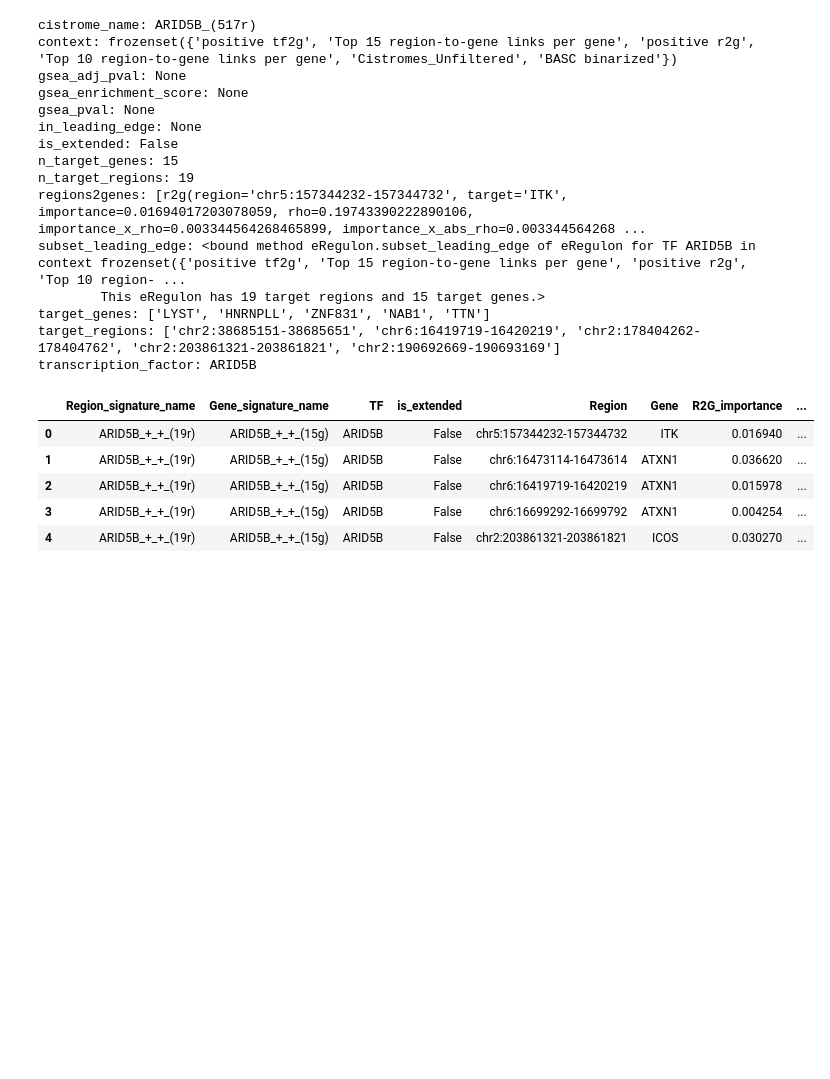
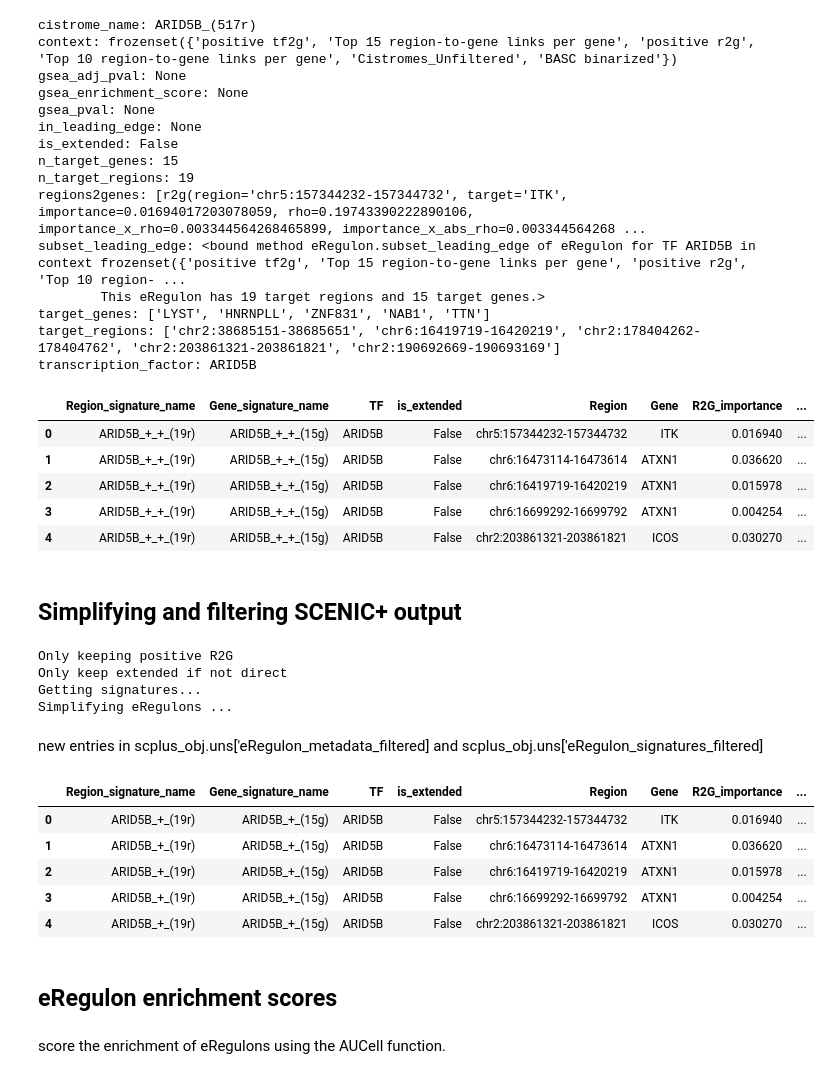
Before and after one commit to HuixinJin/Multiome_TIL, a Jupyter notebook: multiomic/SCENIC+_build_object.ipynb, the cells around one changed output. Drawn from its saved outputs; the diff is of its cells as text; code cells hidden in the pictures; blank space fills up the shorter version.

Commit message:
SCENIC+ build object from preprocessed scRNA and scATAC

```diff
--- a/multiomic/SCENIC+_1_build_object.ipynb
+++ b/multiomic/SCENIC+_build_object.ipynb
@@ -303,3 +303,31 @@ scplus_obj.uns['eRegulon_metadata'].head()
 # %%
 # export cell metadata
 scplus_obj.uns['eRegulon_metadata'].to_csv('/Users/jinhuixin/Master/thesis/GRN/BS1140/eRegulon_metadata.csv')
+# %% [markdown]
+## Simplifying and filtering SCENIC+ output
+# %%
+# only keep eRegulons with an extended annotation
+# discard eRegulons for which the region-to-gene correlation is negative (often noisy)
+# rename eRegulons from TF_+_+ to TF_+ and TF_-_+ to TF_-
+from scenicplus.preprocessing.filtering import apply_std_filtering_to_eRegulons
+apply_std_filtering_to_eRegulons(scplus_obj)
+# %% [output]
+Only keeping positive R2G
+Only keep extended if not direct
+Getting signatures...
+Simplifying eRegulons ...
+# %% [markdown]
+new entries in scplus_obj.uns['eRegulon_metadata_filtered] and scplus_obj.uns['eRegulon_signatures_filtered]
+# %%
+scplus_obj.uns['eRegulon_metadata_filtered'].head()
+# %% [output]
+|  | Region_signature_name | Gene_signature_name | TF | is_extended | Region | Gene | R2G_importance | ... |
+| 0 | ARID5B_+_(19r) | ARID5B_+_(15g) | ARID5B | False | chr5:157344232-157344732 | ITK | 0.016940 | ... |
+| 1 | ARID5B_+_(19r) | ARID5B_+_(15g) | ARID5B | False | chr6:16473114-16473614 | ATXN1 | 0.036620 | ... |
+| 2 | ARID5B_+_(19r) | ARID5B_+_(15g) | ARID5B | False | chr6:16419719-16420219 | ATXN1 | 0.015978 | ... |
+| 3 | ARID5B_+_(19r) | ARID5B_+_(15g) | ARID5B | False | chr6:16699292-16699792 | ATXN1 | 0.004254 | ... |
+| 4 | ARID5B_+_(19r) | ARID5B_+_(15g) | ARID5B | False | chr2:203861321-203861821 | ICOS | 0.030270 | ... |
+# %% [markdown]
+## eRegulon enrichment scores
+# %% [markdown]
+score the enrichment of eRegulons using the AUCell function.
```
Also changed, not shown: parts of 2 cells of this notebook.
